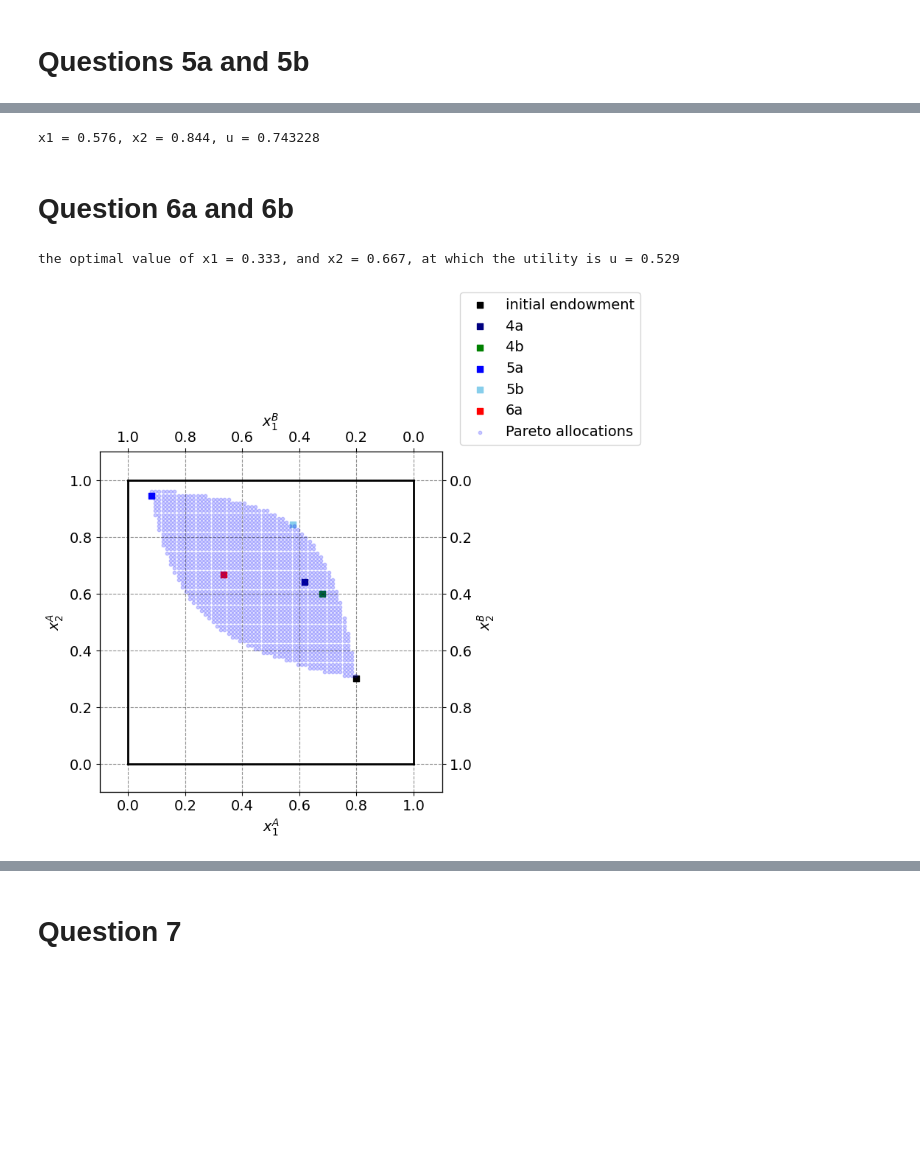
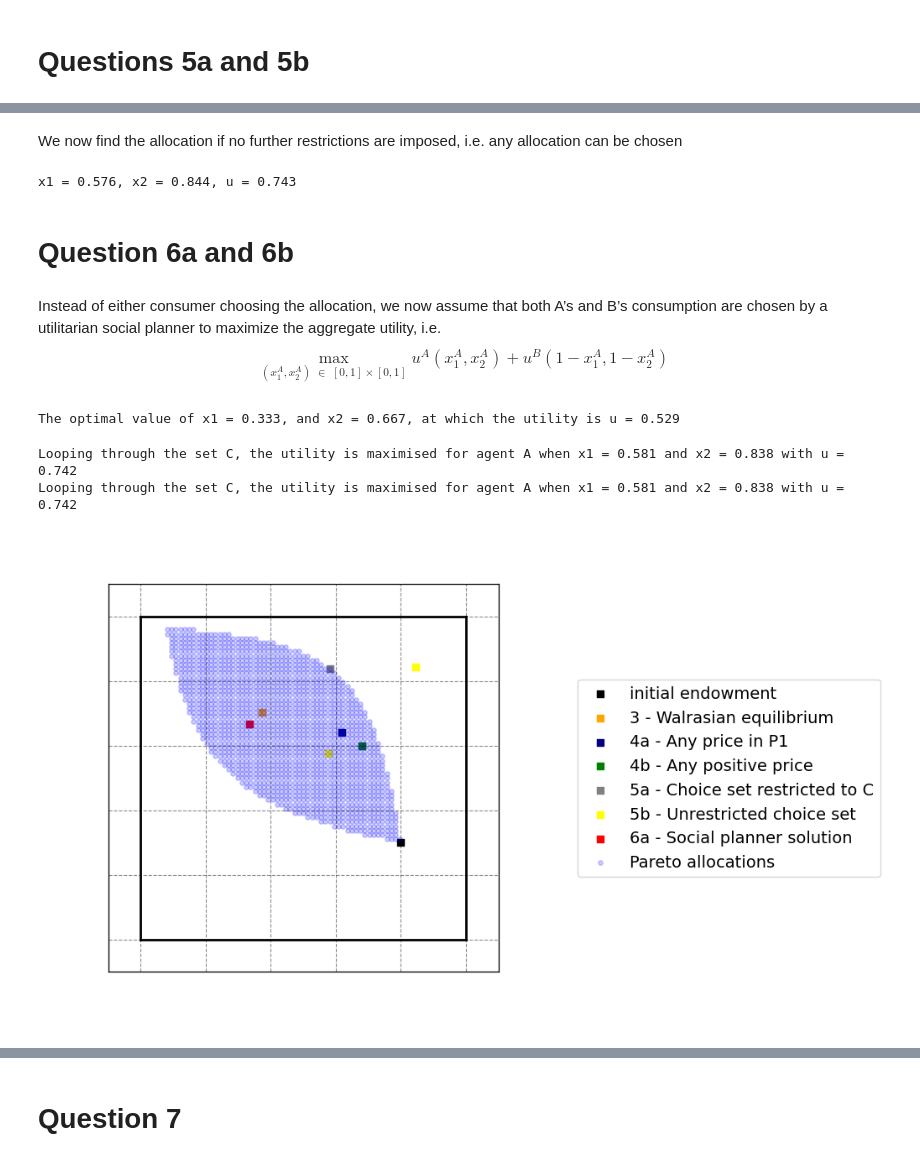
Before and after one commit to NumEconCopenhagen/projects-2024-anne-sofie-ida-anna-livia, a Jupyter notebook: inauguralproject/inauguralproject.ipynb, the cells around one changed output, grey strips where cells are left out. Cells and saved outputs as stored; diff of their text form; code cells hidden in the pictures; blank space fills up the shorter version.

```diff
--- a/inauguralproject/inauguralproject.ipynb
+++ b/inauguralproject/inauguralproject.ipynb
@@ -178,7 +95,18 @@ init_guess = 2.5
 # b. call the walras equilibrium function in the py-file
 instance = economy.walras(init_guess, eps=1e-8, maxiter=500)
 
-print(f'At the price p1 = {instance:.3f}, the market for both goods clear under the conditon that p2 is numeraire')
+# c. demand functions
+# i. consumer A
+x1A, x2A = economy.demand_A(instance)
+
+# ii. consumer B
+x1B, x2B = economy.demand_B(instance)
+
+# d. calculate utility
+utility_A = economy.utility_A(x1A, x2A)
+utility_B = economy.utility_B(x1B, x2B)
+
+print(f'At the price p1 = {instance:.3f}, the market for both goods clear. The resulting utilty for A is {utility_A:.3f}')
 # %% [output]
   0: p1 =   2.12666667 -> excess demand ->    -0.37333333
   1: p1 =   1.79312435 -> excess demand ->    -0.33354232
@@ -316,20 +202,29 @@ Looping through the set C, the utility is maximised for agent A when x1 = 0.081
+# %% [markdown]
+We now find the allocation if no further restrictions are imposed, i.e. any allocation can be chosen
 # %%
 #find allocation if choice set is unrestricted, but B must not be worse off than with initial endowment
 consumer = ExchangeEconomyClass()
 consumer.solve()
-print(f'x1 = {consumer.sol.x1:.3f}, x2 = {consumer.sol.x2:.3f}, u = {consumer.utility_A(consumer.sol.x1,consumer.sol.x2):3f}')
+print(f'x1 = {consumer.sol.x1:.3f}, x2 = {consumer.sol.x2:.3f}, u = {consumer.utility_A(consumer.sol.x1,consumer.sol.x2):.3f}')
 # %% [output]
-x1 = 0.576, x2 = 0.844, u = 0.743228
+x1 = 0.576, x2 = 0.844, u = 0.743
 # %% [markdown]
 # Question 6a and 6b
+# %% [markdown]
+Instead of either consumer choosing the allocation, we now assume that both A’s and B’s consumption are chosen by a utilitarian social planner to maximize the aggregate utility, i.e.
+$$
+\max_{(x^A_1 ,x^A_2) \; \in \; [0,1] \times [0,1]} u^A(x^A_1 ,x^A_2) + u^B(1 −x^A_1 ,1 −x^A_2)
+$$
 # %%
+# Find the optimal allocation using scipy
+# a. call solver
 opt = ExchangeEconomyClass()
-opt.solve2()
-print(f'the optimal value of x1 = {opt.sol.x1:.3f}, and x2 = {opt.sol.x2:.3f}, at which the utility is u = {opt.sol.u:.3f}')
+opt.solve_socialplanner()
+print(f'The optimal value of x1 = {opt.sol.x1:.3f}, and x2 = {opt.sol.x2:.3f}, at which the utility is u = {opt.sol.u:.3f}')
 # %% [output]
-the optimal value of x1 = 0.333, and x2 = 0.667, at which the utility is u = 0.529
+The optimal value of x1 = 0.333, and x2 = 0.667, at which the utility is u = 0.529
 # %%
-
+# Show different allocations in the Edgeworth box
 # a. total endowment
 w1bar = 1.0
 w2bar = 1.0
@@ -338,50 +233,57 @@ w2bar = 1.0
 fig = plt.figure(frameon=False,figsize=(6,6), dpi=100)
 ax_A = fig.add_subplot(1, 1, 1)
 
-ax_A.set_xlabel("$x_1^A$")
-ax_A.set_ylabel("$x_2^A$")
+ax_A.set_xlabel("$x_1^A$",color="white")
+ax_A.set_ylabel("$x_2^A$", color="white")
 
 temp = ax_A.twinx()
-temp.set_ylabel("$x_2^B$")
+temp.set_ylabel("$x_2^B$", color="white")
 ax_B = temp.twiny()
-ax_B.set_xlabel("$x_1^B$")
+ax_B.set_xlabel("$x_1^B$", color="white")
 
+ax_A.tick_params(axis='x', colors='white')
+ax_A.tick_params(axis='y', colors='white')
+ax_B.tick_params(axis='x', colors='white')
+temp.tick_params(axis='y', colors='white')
 
 # A
 # a. initial endowment
 ax_A.scatter(par.w1A,par.w2A,marker='s',color='black',label='initial endowment')
 
-# b. 4a
-ax_A.scatter(optimal_allocation[0], optimal_allocation[1], marker='s',color='navy',label='4a')
+# b. 3
+ax_A.scatter(x1A,x2A,marker='s',color='orange',label='3 - Walrasian equilibrium')
 
-# c. 4b
-ax_A.scatter(opt_best_scipy[0], opt_best_scipy[1] ,marker='s',color='green',label='4b')
+# c. 4a
+ax_A.scatter(optimal_allocation[0], optimal_allocation[1], marker='s',color='navy',label='4a - Any price in P1')
 
-# d. 5a
-ax_A.scatter(a1, a2 ,marker='s',color='blue',label='5a')
+# d. 4b
+ax_A.scatter(opt_best_scipy[0], opt_best_scipy[1] ,marker='s',color='green',label='4b - Any positive price')
 
-# e. 5b
-ax_A.scatter(consumer.sol.x1,consumer.sol.x2,marker='s',color='skyblue',label='5b')
+# e. 5a
+ax_A.scatter(economy.market_maker()[0], economy.market_maker()[1] ,marker='s',color='gray',label='5a - Choice set restricted to C')
 
-# f. 6a
-ax_A.scatter(opt.sol.x1,opt.sol.x2 ,marker='s',color='red',label='6a')
+# f. 5b
+ax_A.scatter(economy.solve(),economy.solve(),marker='s',color='yellow',label='5b - Unrestricted choice set')
+
+# g. 6a
+ax_A.scatter(opt.sol.x1,opt.sol.x2 ,marker='s',color='red',label='6a - Social planner solution')
 
 # Possible allocations
-ax_A.scatter(C[:, 0], C[:, 1], s=10, color='blue', alpha=0.2, label='Pareto allocations')
-
-
+ax_A.scatter(economy.set_C()[:, 0], economy.set_C()[:, 1], s=15, color='blue', alpha=0.2, label='Pareto allocations')
 
 # limits
 ax_A.plot([0,w1bar],[0,0],lw=2,color='black')
 ax_A.plot([0,w1bar],[w2bar,w2bar],lw=2,color='black')
 ax_A.plot([0,0],[0,w2bar],lw=2,color='black')
 ax_A.plot([w1bar,w1bar],[0,w2bar],lw=2,color='black')
 
 ax_A.set_xlim([-0.1, w1bar + 0.1])
 ax_A.set_ylim([-0.1, w2bar + 0.1])
 ax_B.set_xlim([w1bar + 0.1, -0.1])
 ax_B.set_ylim([w2bar + 0.1, -0.1])
 
-ax_A.legend(frameon=True,loc='lower right',bbox_to_anchor=(1.6,1.0));
+ax_A.legend(frameon=True,loc='center right',bbox_to_anchor=(2.0,0.5));
 # %% [output]
+Looping through the set C, the utility is maximised for agent A when x1 = 0.581 and x2 = 0.838 with u = 0.742
+Looping through the set C, the utility is maximised for agent A when x1 = 0.581 and x2 = 0.838 with u = 0.742
-[figure, old version]
+[figure, new version]
```
Also changed, not shown: parts of 22 cells of this notebook, 1 other file.
